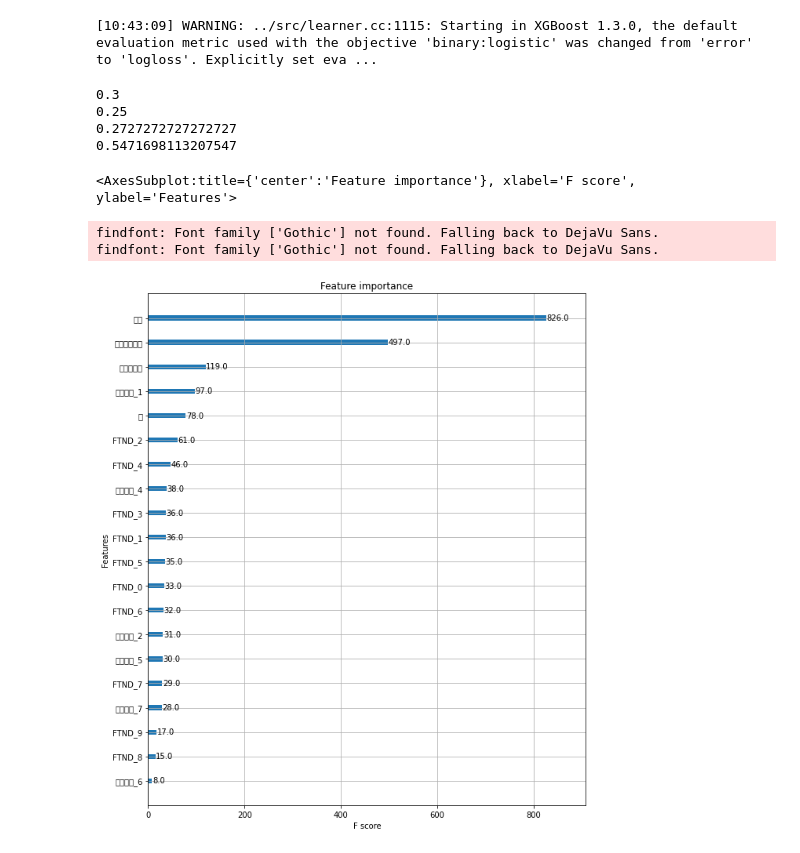
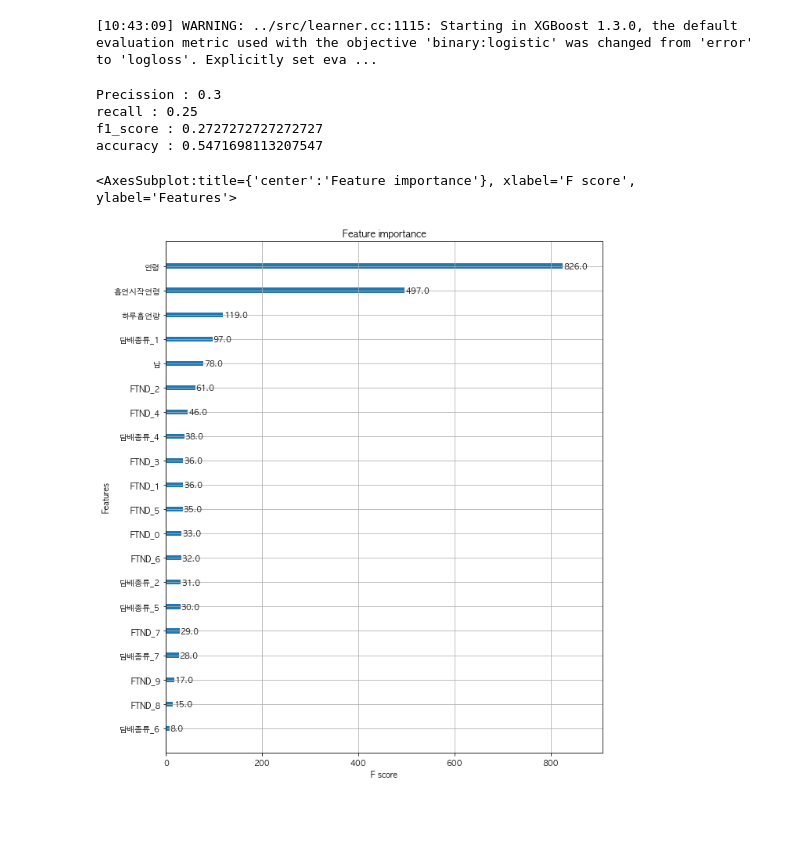
Before and after one commit to yyc9337/AI_Project, a Jupyter notebook: Tabular/[Company] 금연 Dtx/data/preprocess/DTX_data_001.ipynb, the cells around one changed output. Cells and saved outputs as stored; diff of their text form; code cells hidden in the pictures; blank space fills up the shorter version.

```diff
--- a/Tabular/[Company] 금연 Dtx/data/preprocess/DTX_data_001.ipynb
+++ b/Tabular/[Company] 금연 Dtx/data/preprocess/DTX_data_001.ipynb
@@ -102,29 +95,29 @@ y_pred_probs = xgb_model.predict_proba(X_valid)[:,1]
 # %%
 from sklearn.metrics import precision_score, recall_score, f1_score, accuracy_score
 p = precision_score(y_valid, y_pre)
-print(p)
+print('Precission :' , p)
 r = recall_score(y_valid, y_pre)
-print(r)
+print('recall :',r)
 f1 = f1_score(y_valid, y_pre)
-print(f1)
-accuracy = accuracy_score(y_valid, y_pre)
-print(accuracy)
+print('f1_score :',f1)
+accuracy = accuracy_score( y_valid, y_pre)
+print('accuracy :' ,accuracy)
 # %% [output]
-0.3
-0.25
-0.2727272727272727
-0.5471698113207547
+Precission : 0.3
+recall : 0.25
+f1_score : 0.2727272727272727
+accuracy : 0.5471698113207547
 # %%
 from matplotlib import pyplot as plt
+from matplotlib import rc
 from xgboost import plot_importance
 
 
-plt.rcParams['font.family'] ='Gothic'
-plt.rcParams['axes.unicode_minus'] =False
+rc('font', family='AppleGothic')
+
+plt.rcParams['axes.unicode_minus'] = False
 fig, ax = plt.subplots(figsize=(10,12))
 plot_importance(xgb_model, ax=ax)
 # %% [output]
 <AxesSubplot:title={'center':'Feature importance'}, xlabel='F score', ylabel='Features'>
-findfont: Font family ['Gothic'] not found. Falling back to DejaVu Sans.
-findfont: Font family ['Gothic'] not found. Falling back to DejaVu Sans.
-[figure, old version]
+[figure, new version]
```
Also changed, not shown: parts of 6 cells of this notebook, 3 other files.
